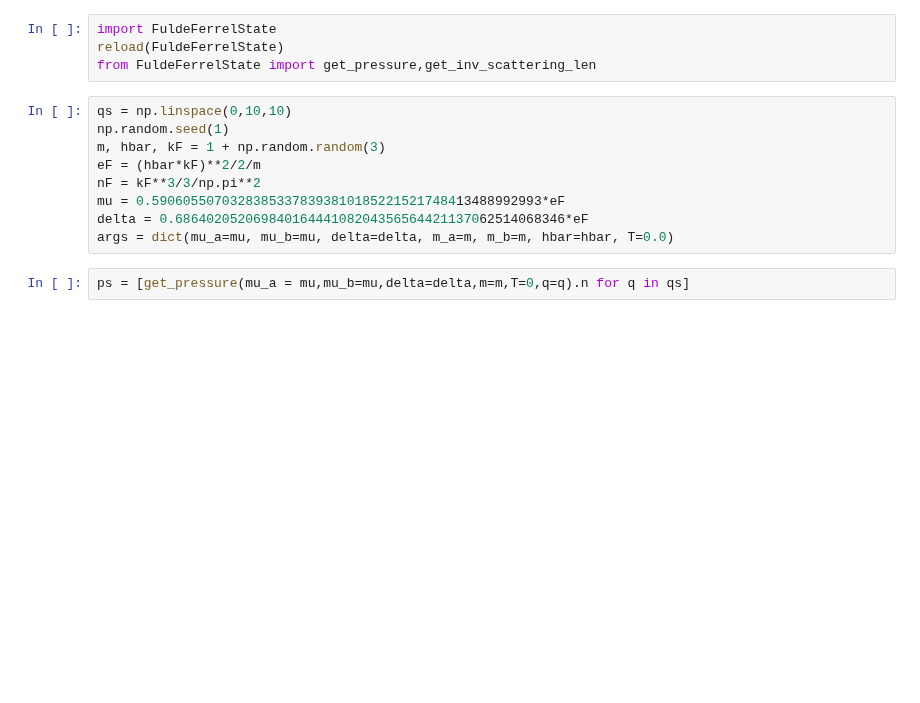
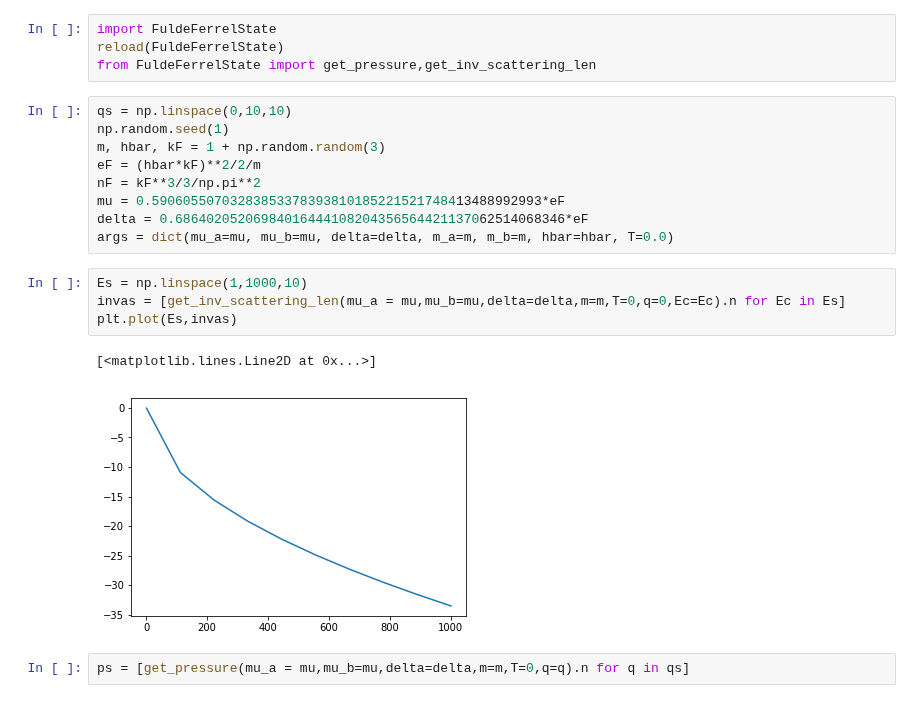
Before and after one commit to Chunde/QuantumFermionicTheory, a Jupyter notebook: quantum-turbulence/FuldeFerrellState.ipynb, the cells around one changed output. Saved outputs shown, nothing was run; the diff lists cells and outputs as text; blank space fills up the shorter version.

```diff
--- a/quantum-turbulence/FuldeFerrellState.ipynb
+++ b/quantum-turbulence/FuldeFerrellState.ipynb
@@ -209,6 +209,13 @@ nF = kF**3/3/np.pi**2
 mu = 0.59060550703283853378393810185221521748413488992993*eF
 delta = 0.68640205206984016444108204356564421137062514068346*eF
 args = dict(mu_a=mu, mu_b=mu, delta=delta, m_a=m, m_b=m, hbar=hbar, T=0.0)
+# %%
+Es = np.linspace(1,1000,10)
+invas = [get_inv_scattering_len(mu_a = mu,mu_b=mu,delta=delta,m=m,T=0,q=0,Ec=Ec).n for Ec in Es]
+plt.plot(Es,invas)
+# %% [output]
+[<matplotlib.lines.Line2D at 0x...>]
+[figure, added]
 # %%
 ps = [get_pressure(mu_a = mu,mu_b=mu,delta=delta,m=m,T=0,q=q).n for q in qs]
 # %% [output]
```
Also changed, not shown: parts of 3 cells of this notebook, 1 other file.
